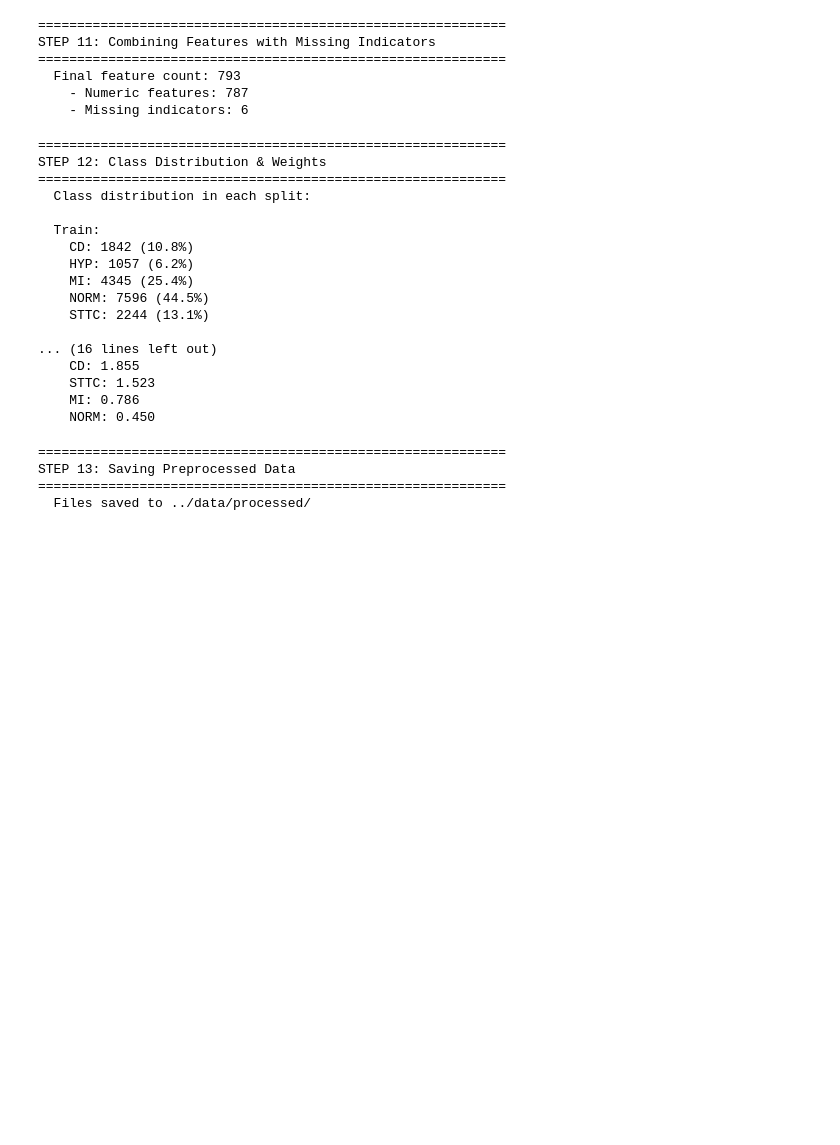
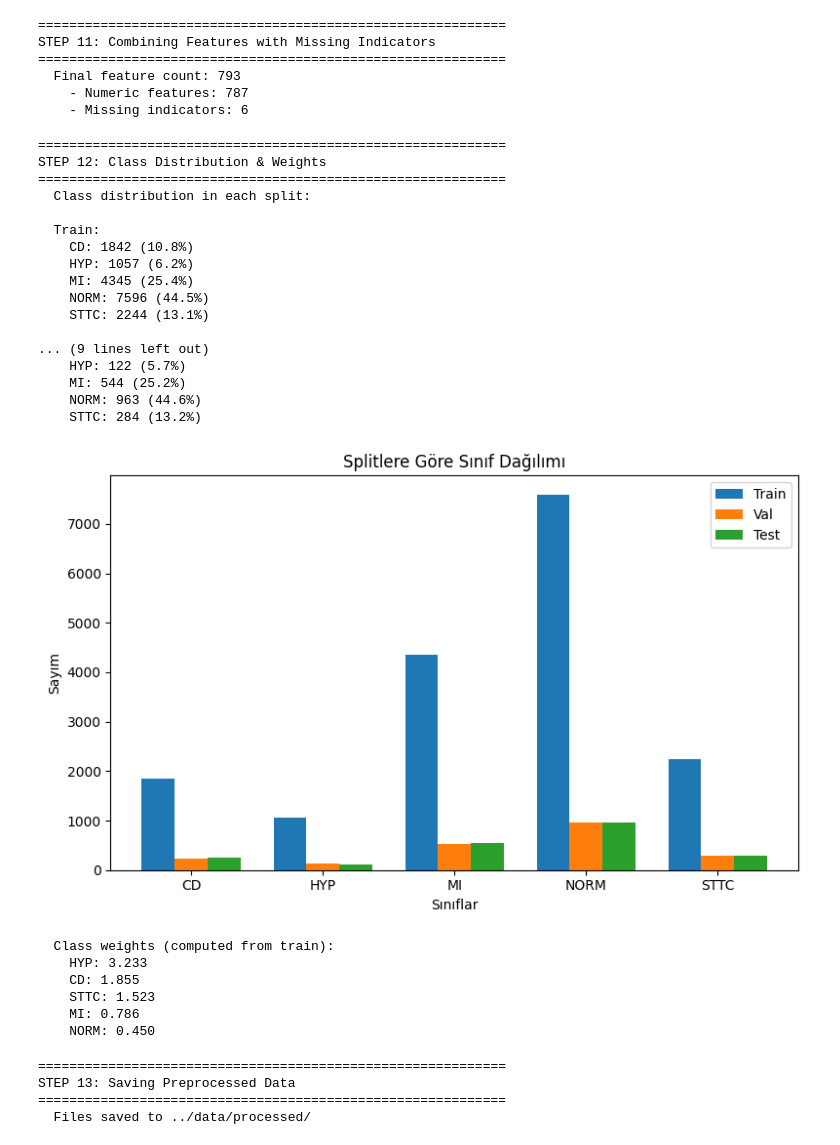
Before and after one commit to AykutN/PTB-XL-Heart-Anomaly-Diagnosis-Project, a Jupyter notebook: preprocessing/pipeline.ipynb, the cells around one changed output. Drawn from its saved outputs; the diff is of its cells as text; code cells hidden in the pictures; blank space fills up the shorter version.

Commit message:
training models

```diff
--- a/preprocessing/pipeline.ipynb
+++ b/preprocessing/pipeline.ipynb
@@ -721,7 +721,6 @@ STEP 11: Combining Features with Missing Indicators
     - Numeric features: 787
     - Missing indicators: 6
 # %%
-
 # =============================================================================
 # STEP 12: Class Distribution & Weights
 # =============================================================================
@@ -731,40 +730,68 @@ print("STEP 12: Class Distribution & Weights")
 print("="*60)
 
 from sklearn.utils.class_weight import compute_class_weight
+import matplotlib.pyplot as plt
 
 print("  Class distribution in each split:")
+split_counts = {}
 for name, y in [("Train", y_train), ("Val", y_val), ("Test", y_test)]:
     counts = y.value_counts()
+    split_counts[name] = counts
     print(f"\n  {name}:")
     for cls in sorted(counts.index):
         print(f"    {cls}: {counts[cls]} ({counts[cls]/len(y)*100:.1f}%)")
 
+# Plot class distributions
+fig, ax = plt.subplots(figsize=(8, 5))
+all_classes = sorted(classes)
+bar_width = 0.25
+x = np.arange(len(all_classes))
+
+for i, (name, counts) in enumerate(split_counts.items()):
+    vals = [counts.get(cls, 0) for cls in all_classes]
+    ax.bar(x + i * bar_width, vals, width=bar_width, label=name)
+
+ax.set_xlabel("Sınıflar")
+ax.set_ylabel("Sayım")
+ax.set_title("Splitlere Göre Sınıf Dağılımı")
+ax.set_xticks(x + bar_width)
+ax.set_xticklabels(all_classes)
+ax.legend()
+plt.tight_layout()
+plt.show()
+
 # Compute class weights from train set only
-classes = np.unique(y_train)
 class_weights = compute_class_weight("balanced", classes=classes, y=y_train)
 class_weight_dict = dict(zip(classes, class_weights))
 
 print("\n  Class weights (computed from train):")
 for cls, weight in sorted(class_weight_dict.items(), key=lambda x: x[1], reverse=True):
     print(f"    {cls}: {weight:.3f}")
 # %% [output]
 ============================================================
 STEP 12: Class Distribution & Weights
 ============================================================
   Class distribution in each split:
 
   Train:
     CD: 1842 (10.8%)
     HYP: 1057 (6.2%)
     MI: 4345 (25.4%)
     NORM: 7596 (44.5%)
     STTC: 2244 (13.1%)
 
-... (16 lines left out)
-    CD: 1.855
-    STTC: 1.523
-    MI: 0.786
-    NORM: 0.450
+... (9 lines left out)
+    HYP: 122 (5.7%)
+    MI: 544 (25.2%)
+    NORM: 963 (44.6%)
+    STTC: 284 (13.2%)
+[figure, added]
+  Class weights (computed from train):
+    HYP: 3.233
+    CD: 1.855
+    STTC: 1.523
+    MI: 0.786
+    NORM: 0.450
 # %%
 
 # =============================================================================
```
Also changed, not shown: 42 other files.
